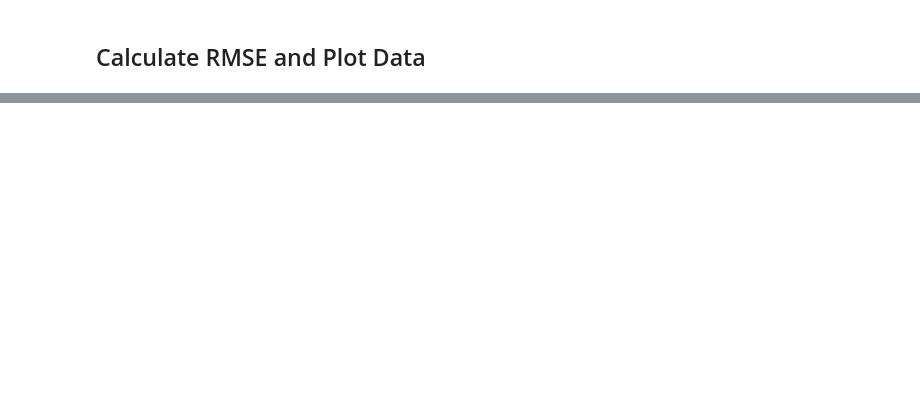
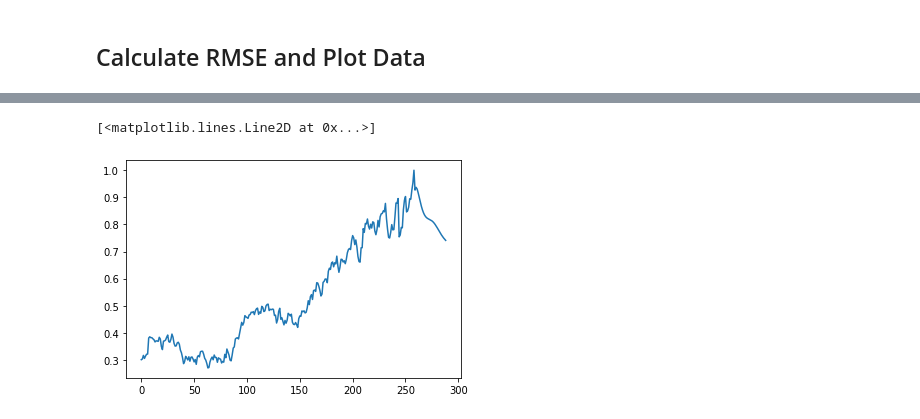
Before and after one commit to Ae-bii/stock-price-prediction-using-lstm, a Jupyter notebook: stacked_lstm.ipynb, the cells around one changed output, grey strips where cells are left out. Cells and saved outputs as stored; diff of their text form; code cells hidden in the pictures; blank space fills up the shorter version.

```diff
--- a/stacked_lstm.ipynb
+++ b/stacked_lstm.ipynb
@@ -179,0 +273,5 @@ plt.show()
+# %%
+plt.plot(df3[1000:])
+# %% [output]
+[<matplotlib.lines.Line2D at 0x...>]
+[figure, added]
```
Also changed, not shown: parts of 15 cells of this notebook.
